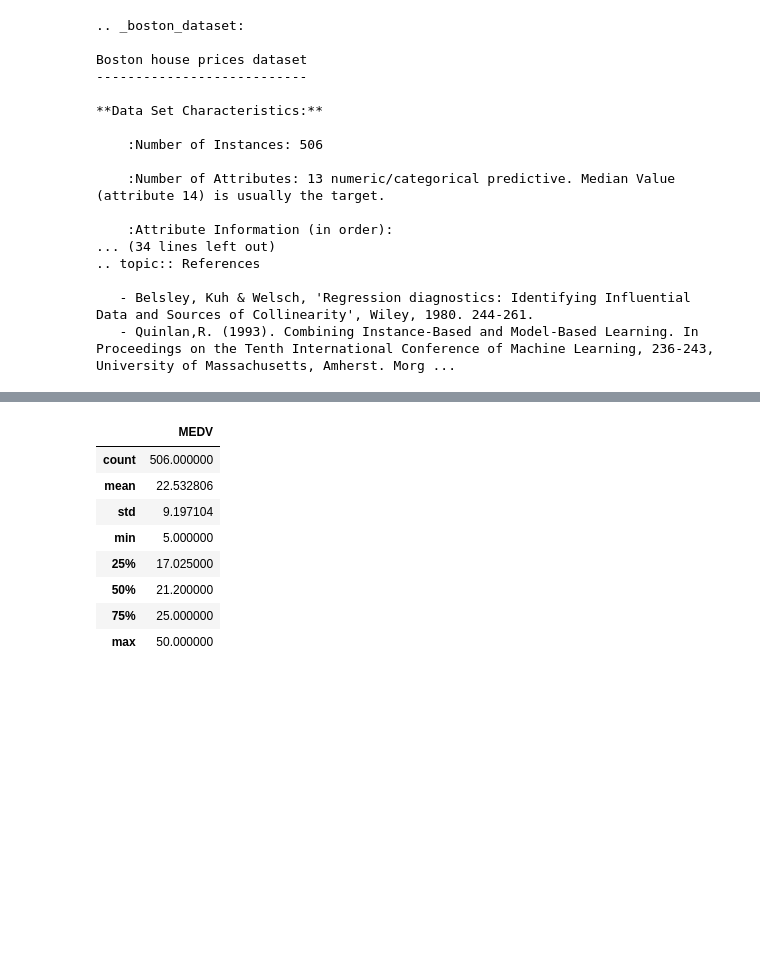
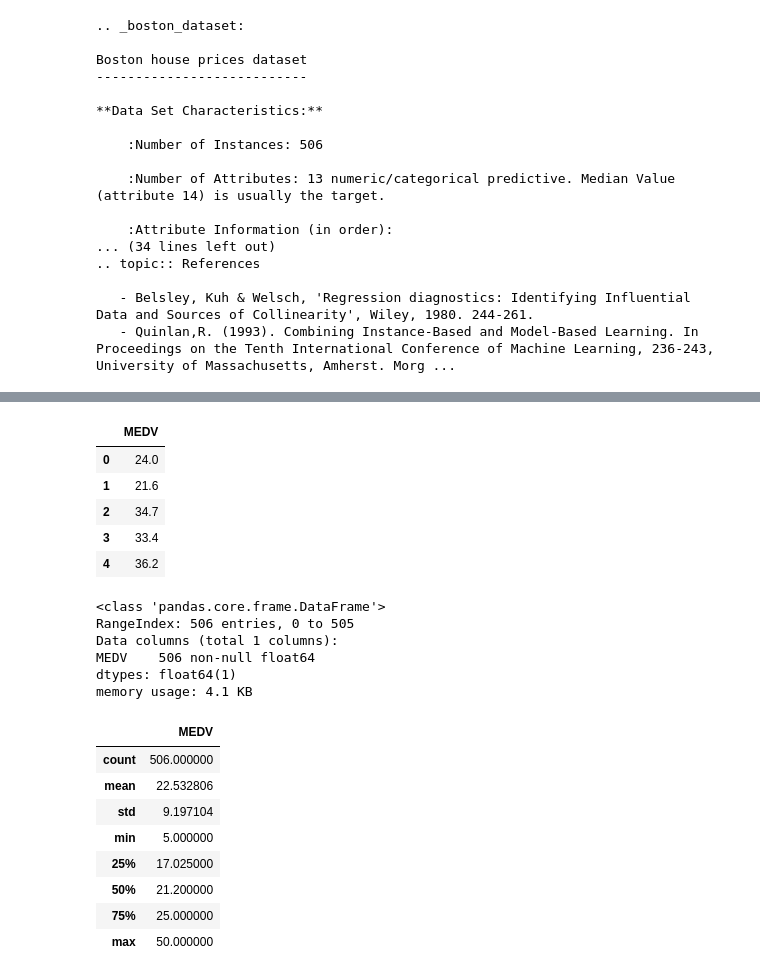
Before and after one commit to IvanaKocanova/Data_Science_Projects, a Jupyter notebook: House_price_prediction_Linear_regression.ipynb, the cells around one changed output, grey strips where cells are left out. Drawn from its saved outputs; the diff is of its cells as text; code cells hidden in the pictures; blank space fills up the shorter version.

```diff
--- a/House_price_prediction_Linear_regression.ipynb
+++ b/House_price_prediction_Linear_regression.ipynb
@@ -79,3 +99,21 @@ X.head()
+# %%
+y.head()
+# %% [output]
+|  | MEDV |
+| 0 | 24.0 |
+| 1 | 21.6 |
+| 2 | 34.7 |
+| 3 | 33.4 |
+| 4 | 36.2 |
+# %%
+y.info()
+# %% [output]
+<class 'pandas.core.frame.DataFrame'>
+RangeIndex: 506 entries, 0 to 505
+Data columns (total 1 columns):
+MEDV    506 non-null float64
+dtypes: float64(1)
+memory usage: 4.1 KB
 # %%
 y.describe()
 # %% [output]
```
Also changed, not shown: parts of 9 cells of this notebook.
